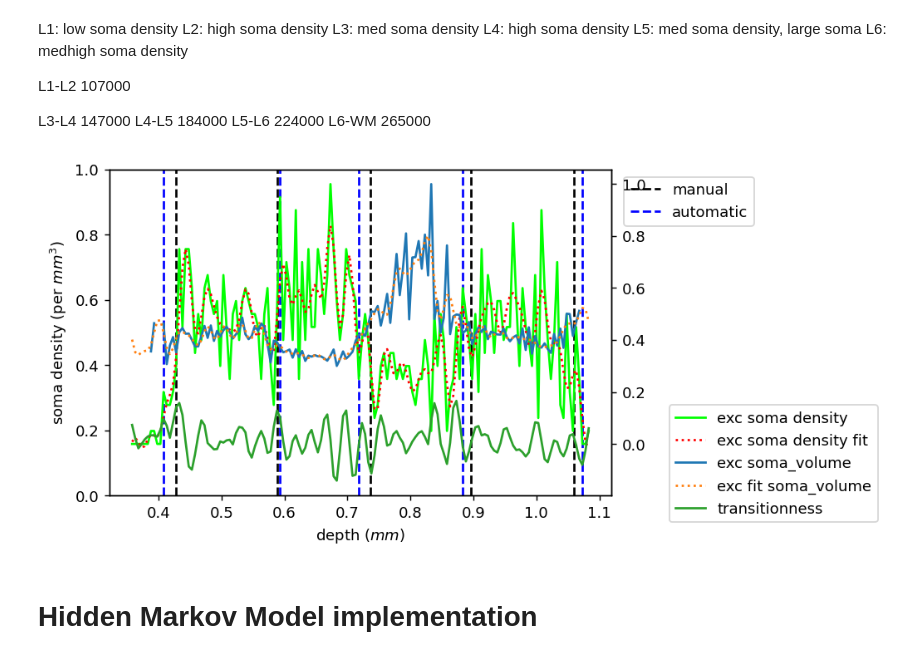
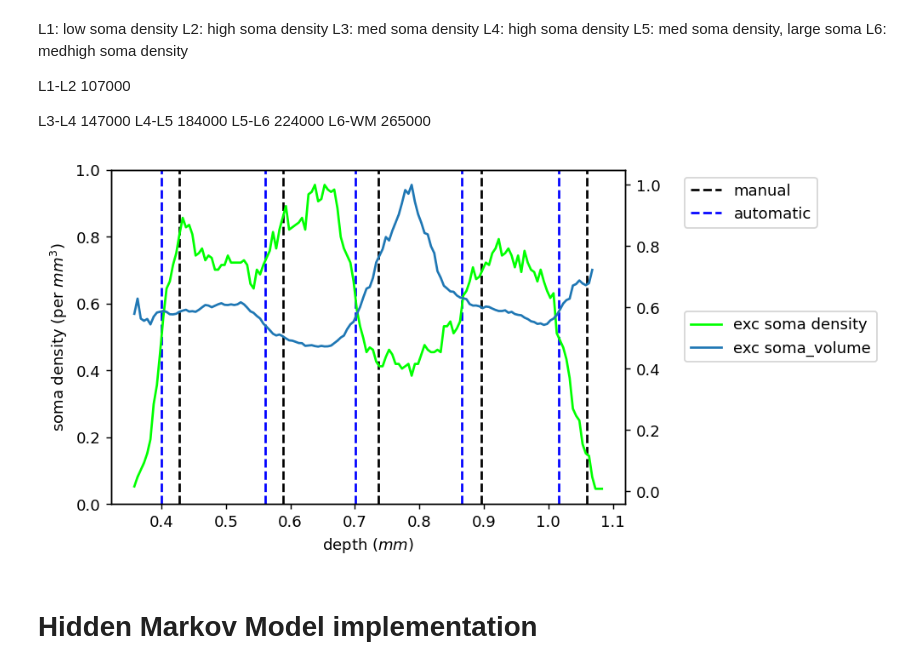
Before and after one commit to AllenInstitute/cortical-layers, a Jupyter notebook: layer-analysis.ipynb, the cells around one changed output. Drawn from its saved outputs; the diff is of its cells as text; code cells hidden in the pictures.

Commit message:
HMM with multi-feature (exc soma density and volume)

```diff
--- a/layer-analysis.ipynb
+++ b/layer-analysis.ipynb
@@ -5,7 +5,7 @@ import matplotlib.pyplot as plt
 
 from caveclient import CAVEclient
 # %%
-bin_width = 0.005
+bin_width = 0.05
 step_size = 0.005
 y_resolution = 4  # nm per voxel
 # %%
@@ -177,10 +177,10 @@ min_y, max_y
 auto_col_cells = auto_col_cells.sort_values(axis="index", by="pt_position", key=lambda xs: pd.Series([x[1] for x in xs]))
 
 def get_cutoff_idx(df, y, prev_cutoff_idx, position_col="pt_position"):
-    """efficiently find the rows deeper than the row at prev_cutoff_idx but shallower than y
-    in a sorted dataframe of pt_positions"""
-    # first index where pt_position[1] is greater than curr_y + bin_width
+    """efficiently find the first index after prev_cutoff_idx where position[1] is greater than y"""
     i = prev_cutoff_idx
+    if i >= len(df):
+        return i
     while df.iloc[i][position_col][1] * y_resolution / 1_000_000 < y:
         i += 1
         if i >= len(df):
@@ -205,8 +205,9 @@ while curr_y < max_y:
     bin_centers.append(curr_y + bin_width // 2)
     # first index where pt_position[1] is greater than curr_y + bin_width
     cutoff_idx = get_cutoff_idx(auto_col_cells, curr_y + bin_width, prev_cutoff_idx)
+    lower_cutoff_idx = get_cutoff_idx(auto_col_cells, curr_y, prev_cutoff_idx)
 
-    current_cells = auto_col_cells.iloc[prev_cutoff_idx:cutoff_idx]
+    current_cells = auto_col_cells.iloc[lower_cutoff_idx:cutoff_idx]
     current_exc_cells = current_cells.query("classification_system == 'aibs_coarse_excitatory'")
     current_inh_cells = current_cells.query("classification_system == 'aibs_coarse_inhibitory'")
 
@@ -237,7 +238,7 @@ while curr_y < max_y:
     #     syn_densities_by_post[t].append(sum((curr_y <= syn_depths_by_post[t]) & (syn_depths_by_post[t] < curr_y + bin_width)))
 
     curr_y += step_size
-    prev_cutoff_idx = cutoff_idx
+    prev_cutoff_idx = lower_cutoff_idx
 bin_centers = np.array(bin_centers)
 exc_soma_densities = np.array(exc_soma_densities, dtype=float) / (bin_width * xarea)  # per mm^3
 inh_soma_densities = np.array(inh_soma_densities, dtype=float) / (bin_width * xarea)
@@ -269,11 +288,11 @@ fig, ax = plt.subplots(1, 1, figsize=(6, 4), dpi=130)
 ax2 = ax.twinx()
 # ax.plot(bin_centers, inh_soma_densities, c="indigo", label="inh soma density")
 ax2.plot(bin_centers, exc_soma_densities / np.nanmax(exc_soma_densities), c="lime", label="exc soma density")
-ax2.plot(bin_centers, normalized_smooth_exc_densities, ":r", label="exc soma density fit")
+# ax2.plot(bin_centers, normalized_smooth_exc_densities, ":r", label="exc soma density fit")
 # ax.plot(bin_centers, smooth_exc_deriv * 5, ":r", label="exc fit deriv")
 for f in features:
     ax2.plot(bin_centers, exc_soma_features_by_depth[f] / np.nanmax(exc_soma_features_by_depth[f]), linestyle="-", label="exc " + f)
-    ax2.plot(bin_centers, normalized_smooth_exc_features[f], linestyle=":", label="exc fit " + f)
+#     ax2.plot(bin_centers, normalized_smooth_exc_features[f], linestyle=":", label="exc fit " + f)
 #     ax2.plot(bin_centers, inh_soma_features_by_depth[f] / max(inh_soma_features_by_depth[f]), linestyle="-", label="inh " + f)
 #     ax2.plot(bin_centers, soma_features_by_depth[f] / max(soma_features_by_depth[f]), linestyle="-", label=f)
 
@@ -289,36 +308,36 @@ for f in features:
 #     ax2.plot(bin_centers, p_inh_subclass[c], label=c)
 # cells_to_plot = col_cells
 # indices_to_plot = np.random.choice(cells_to_plot.index, 500)
 # for cell in indices_to_plot:
 #     if cells_to_plot.loc[cell].cell_type == "23P":
 #         ax2.axvline(cells_to_plot.loc[cell].pt_position[1] * y_resolution / 1_000_000, color="red", alpha=0.1)
 
 #     if cells_to_plot.loc[cell].cell_type == "4P":
 #         ax2.axvline(cells_to_plot.loc[cell].pt_position[1] * y_resolution / 1_000_000, color="y", alpha=0.1)
 
 #     if cells_to_plot.loc[cell].cell_type.startswith("5P"):
 #         ax2.axvline(cells_to_plot.loc[cell].pt_position[1] * y_resolution / 1_000_000, color="orange", alpha=0.1)
 
 #     if cells_to_plot.loc[cell].cell_type in ["6P", "6IT", "6CT"]:
 #         ax2.axvline(cells_to_plot.loc[cell].pt_position[1] * y_resolution / 1_000_000, color="green", alpha=0.1)
 
 #     if cells_to_plot.loc[cell].cell_type.startswith("Unsure"):
 #         ax2.axvline(cells_to_plot.loc[cell].pt_position[1] * y_resolution / 1_000_000, color="brown", alpha=0.1)
 
 ax.axvline(labels[0], linestyle="--", color="k", label="manual")
 for lab in labels[1:]:
     ax.axvline(lab, linestyle="--", color="k")
 ax.axvline(bounds[0], linestyle="--", color="blue", label="automatic")
 for bound in bounds[1:]:
     ax.axvline(bound, linestyle="--", color="blue")
-plt.plot(bin_centers, transitionness * 5, label="transitionness")
-ax.legend(bbox_to_anchor=[1.01, 1])
-ax2.legend(bbox_to_anchor=[1.1, 0.3])
+# plt.plot(bin_centers, transitionness * 5, label="transitionness")
+ax.legend(bbox_to_anchor=[1.1, 1])
+ax2.legend(bbox_to_anchor=[1.1, 0.6])
 ax.set_xlabel("depth ($mm$)")
 ax.set_ylabel("soma density (per $mm^{3}$)")
 # ax2.set_ylabel("synapse density (per $mm^3$)")
 plt.show()
 # %% [output]
-[figure, old version]
+[figure, new version]
 # %% [markdown]
 # Hidden Markov Model implementation
```
Also changed, not shown: parts of 11 cells of this notebook.
